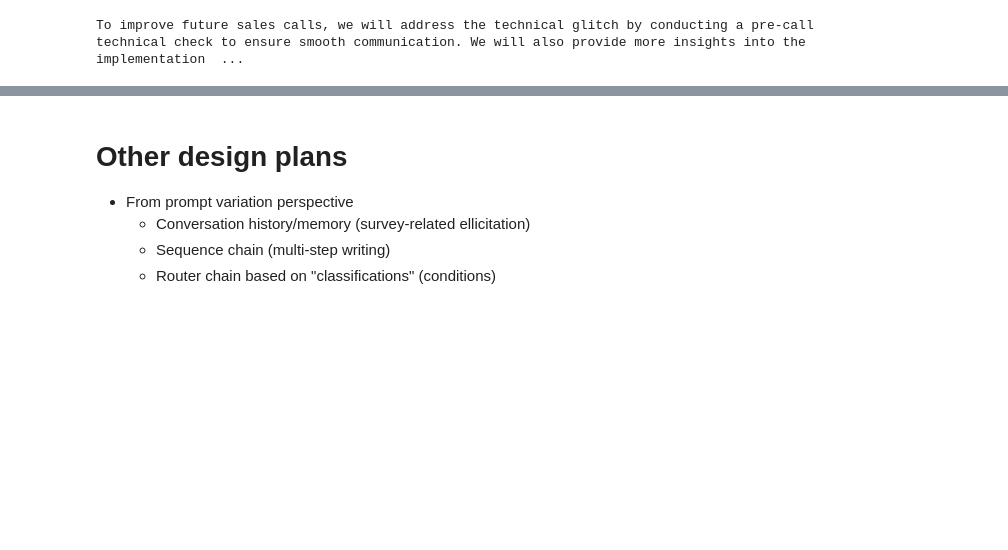
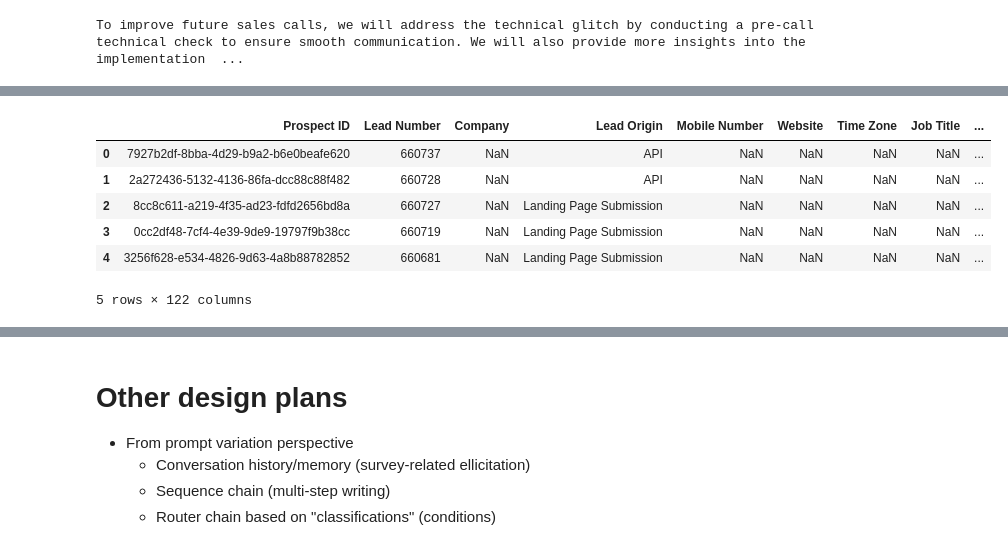
Before and after one commit to daywatch/LLM_and_ChatGPT, a Jupyter notebook: ChatGPT_API/some_ChatGPT_prompt_business_use_cases_TaoLin.ipynb, the cells around one changed output, grey strips where cells are left out. Cells and saved outputs as stored; diff of their text form; code cells hidden in the pictures; blank space fills up the shorter version.

```diff
--- a/ChatGPT_API/some_ChatGPT_prompt_business_use_cases_TaoLin.ipynb
+++ b/ChatGPT_API/some_ChatGPT_prompt_business_use_cases_TaoLin.ipynb
@@ -381,0 +480,13 @@ To improve future sales calls, we will address the technical glitch by conductin
+# %%
+# a Kaggle lead file https://www.kaggle.com/datasets/rockbottom73/leads-dataset
+path = "/content/encoded-SampleData.csv"
+df = pd.read_csv(path)
+df.head()
+# %% [output]
+|  | Prospect ID | Lead Number | Company | Lead Origin | Mobile Number | Website | Time Zone | Job Title | ... |
+| 0 | 7927b2df-8bba-4d29-b9a2-b6e0beafe620 | 660737 | NaN | API | NaN | NaN | NaN | NaN | ... |
+| 1 | 2a272436-5132-4136-86fa-dcc88c88f482 | 660728 | NaN | API | NaN | NaN | NaN | NaN | ... |
+| 2 | 8cc8c611-a219-4f35-ad23-fdfd2656bd8a | 660727 | NaN | Landing Page Submission | NaN | NaN | NaN | NaN | ... |
+| 3 | 0cc2df48-7cf4-4e39-9de9-19797f9b38cc | 660719 | NaN | Landing Page Submission | NaN | NaN | NaN | NaN | ... |
+| 4 | 3256f628-e534-4826-9d63-4a8b88782852 | 660681 | NaN | Landing Page Submission | NaN | NaN | NaN | NaN | ... |
+5 rows × 122 columns
```
Also changed, not shown: parts of 14 cells of this notebook.
